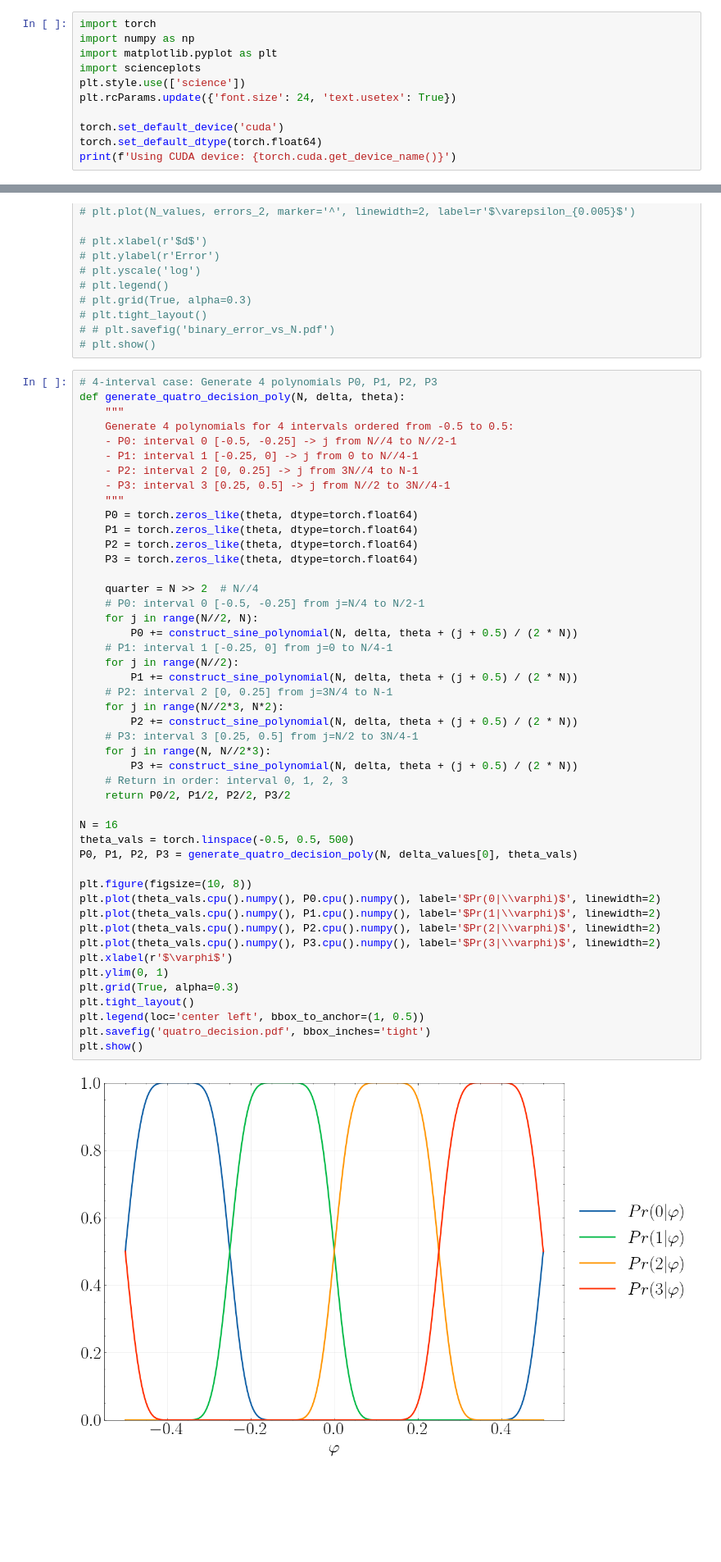
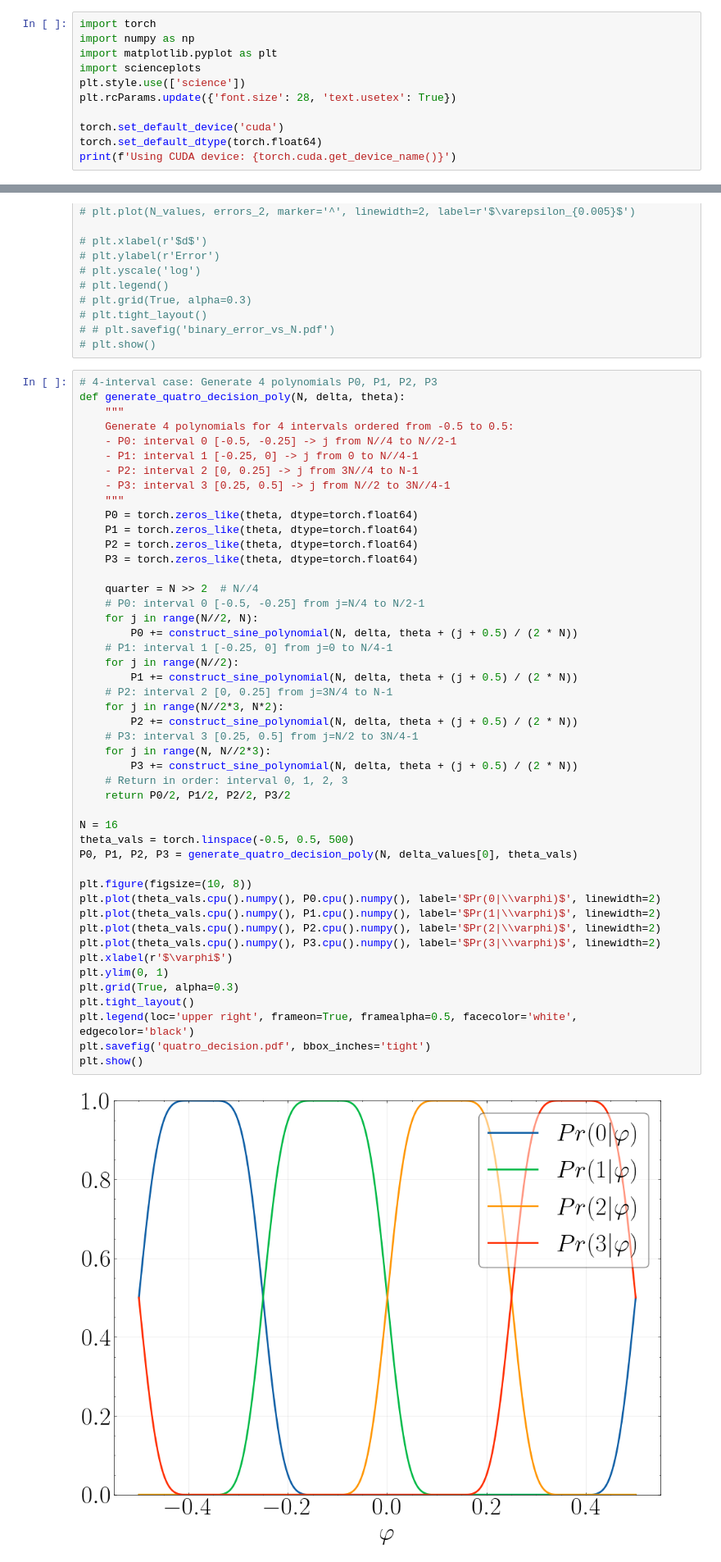
Before and after one commit to helloluxi/unqsp-code, a Jupyter notebook: 4_dec.ipynb, the cells around one changed output, grey strips where cells are left out. Shown at 82% size. Drawn from its saved outputs; the diff is of its cells as text; blank space fills up the shorter version.

Commit message:
increase plot font size

```diff
--- a/4_dec.ipynb
+++ b/4_dec.ipynb
@@ -4,7 +4,7 @@ import numpy as np
 import matplotlib.pyplot as plt
 import scienceplots
 plt.style.use(['science'])
-plt.rcParams.update({'font.size': 24, 'text.usetex': True})
+plt.rcParams.update({'font.size': 28, 'text.usetex': True})
 
 torch.set_default_device('cuda')
 torch.set_default_dtype(torch.float64)
@@ -159,35 +159,35 @@ def generate_quatro_decision_poly(N, delta, theta):
     for j in range(N//2, N):
         P0 += construct_sine_polynomial(N, delta, theta + (j + 0.5) / (2 * N))
     # P1: interval 1 [-0.25, 0] from j=0 to N/4-1
     for j in range(N//2):
         P1 += construct_sine_polynomial(N, delta, theta + (j + 0.5) / (2 * N))
     # P2: interval 2 [0, 0.25] from j=3N/4 to N-1
     for j in range(N//2*3, N*2):
         P2 += construct_sine_polynomial(N, delta, theta + (j + 0.5) / (2 * N))
     # P3: interval 3 [0.25, 0.5] from j=N/2 to 3N/4-1
     for j in range(N, N//2*3):
         P3 += construct_sine_polynomial(N, delta, theta + (j + 0.5) / (2 * N))
     # Return in order: interval 0, 1, 2, 3
     return P0/2, P1/2, P2/2, P3/2
 
 N = 16
 theta_vals = torch.linspace(-0.5, 0.5, 500)
 P0, P1, P2, P3 = generate_quatro_decision_poly(N, delta_values[0], theta_vals)
 
 plt.figure(figsize=(10, 8))
 plt.plot(theta_vals.cpu().numpy(), P0.cpu().numpy(), label='$Pr(0|\\varphi)$', linewidth=2)
 plt.plot(theta_vals.cpu().numpy(), P1.cpu().numpy(), label='$Pr(1|\\varphi)$', linewidth=2)
 plt.plot(theta_vals.cpu().numpy(), P2.cpu().numpy(), label='$Pr(2|\\varphi)$', linewidth=2)
 plt.plot(theta_vals.cpu().numpy(), P3.cpu().numpy(), label='$Pr(3|\\varphi)$', linewidth=2)
 plt.xlabel(r'$\varphi$')
 plt.ylim(0, 1)
 plt.grid(True, alpha=0.3)
 plt.tight_layout()
-plt.legend(loc='center left', bbox_to_anchor=(1, 0.5))
+plt.legend(loc='upper right', frameon=True, framealpha=0.5, facecolor='white', edgecolor='black')
 plt.savefig('quatro_decision.pdf', bbox_inches='tight')
 plt.show()
 # %% [output]
-[figure, old version]
+[figure, new version]
 # %%
 # Calculate max error for 4-interval decision polynomial
 def calculate_quatro_errors_multi(N, delta_values, n_theta=2000):
```
Also changed, not shown: parts of 3 cells of this notebook.
